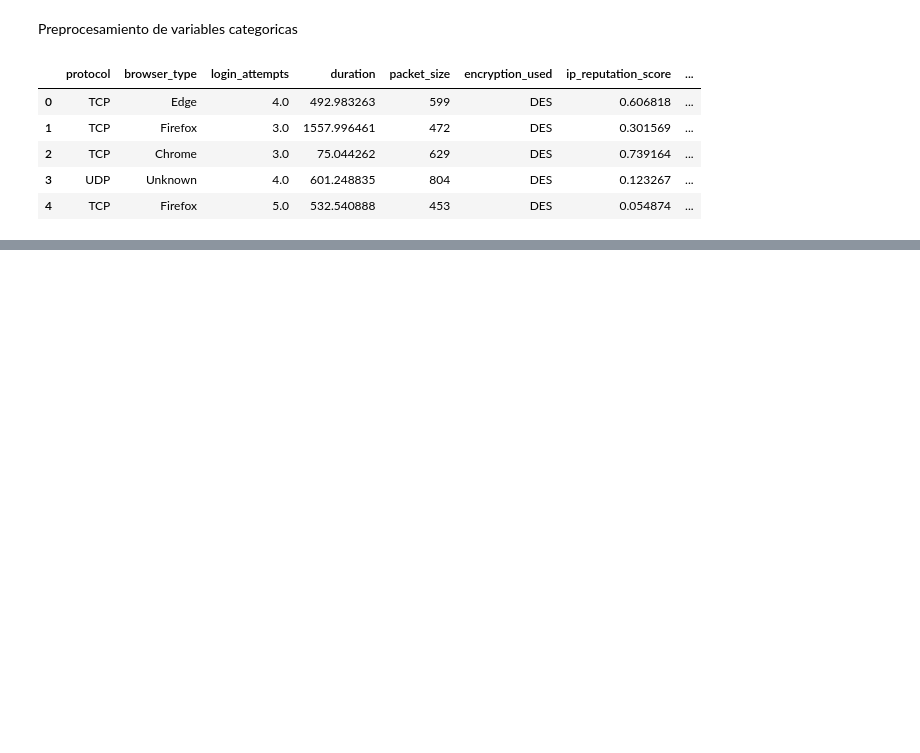
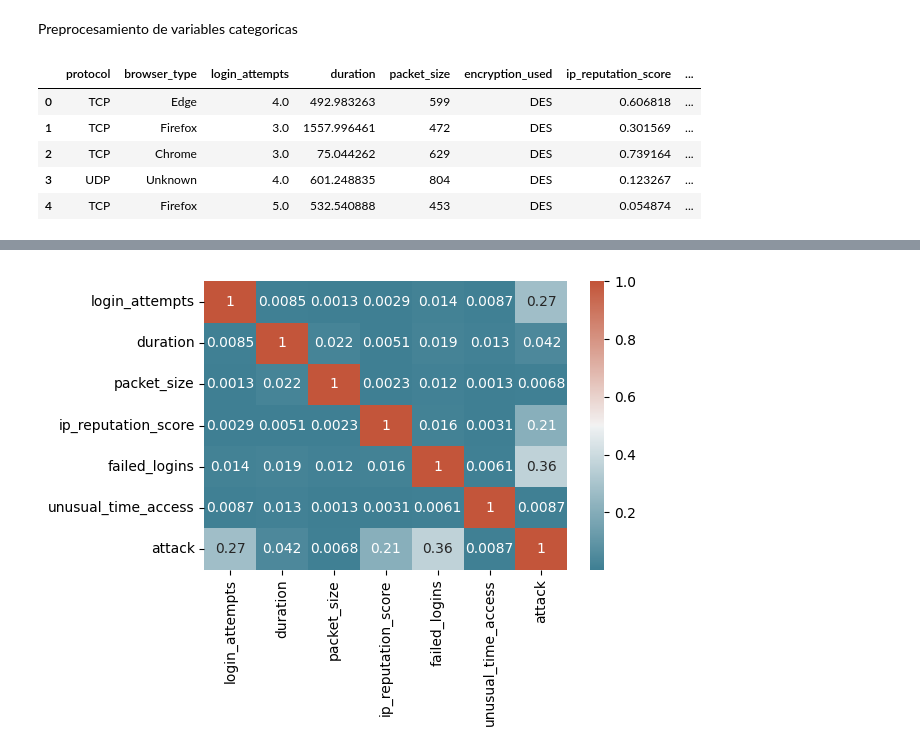
Before and after one commit to JeronimoMarg/tp_cienciaDeDatos, a Jupyter notebook: TP.ipynb, the cells around one changed output, grey strips where cells are left out. Drawn from its saved outputs; the diff is of its cells as text; code cells hidden in the pictures; blank space fills up the shorter version.

```diff
--- a/TP.ipynb
+++ b/TP.ipynb
@@ -393,0 +388,3 @@ df.head()
+# %%
+corr_sliced = corr.iloc[0:7, 0:7]
+corr_sliced
@@ -393,0 +400,5 @@ df.head()
+# %%
+sns.heatmap(corr_sliced, xticklabels=corr_sliced.columns, yticklabels=corr_sliced.columns, annot=True, cmap=sns.diverging_palette(220, 20, as_cmap=True))
+plt.tight_layout()
+# %% [output]
+[figure, added]
```
Also changed, not shown: parts of 12 cells of this notebook.
